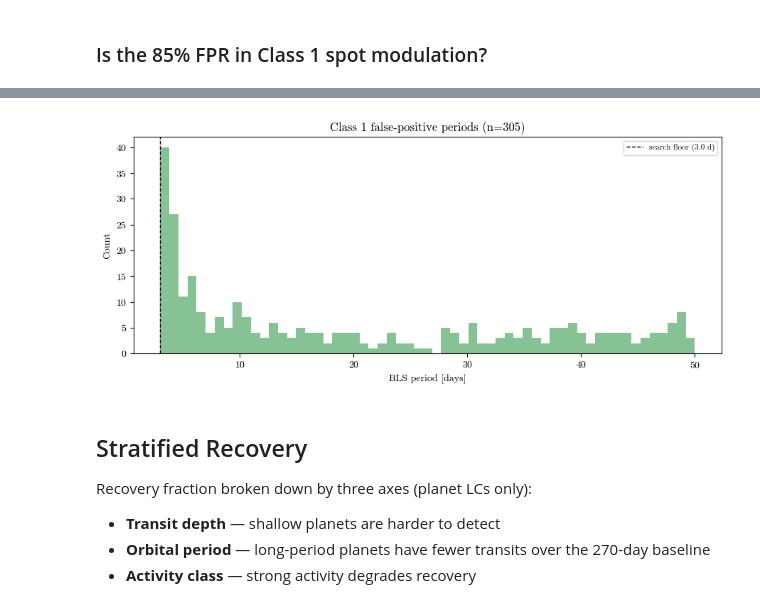
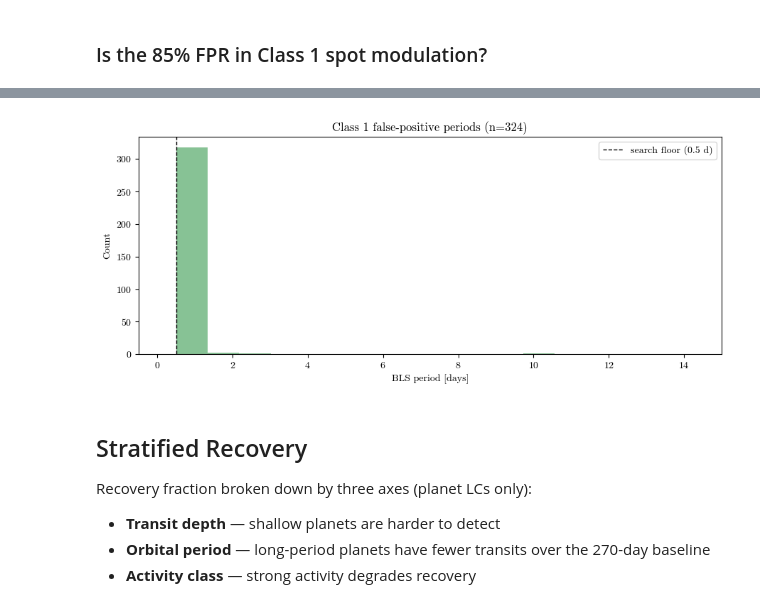
Before and after one commit to IsaacLP/Computational-Astrobiology, a Jupyter notebook: project/notebooks/phase3_bls_baseline.ipynb, the cells around one changed output, grey strips where cells are left out. Saved outputs shown, nothing was run; the diff lists cells and outputs as text; code cells hidden in the pictures.

Commit message:
Rerun with min bls period of 0.5 days to keep the baseline blind. Fixed issues with plotting cells

```diff
--- a/project/notebooks/phase3_bls_baseline.ipynb
+++ b/project/notebooks/phase3_bls_baseline.ipynb
@@ -136,7 +136,7 @@ def process_lc(args):
 Each light curve is processed independently — the pipeline never sees the injected parameters.
 # %%
 try:
-    bls_df = pd.read_csv(DATA_DIR / "bls_results.csv")
+    bls_df = pd.read_csv(DATA_DIR / "bls_results.csv",dtype={"file_id":str},index_col='file_id')
 except FileNotFoundError:
     args = [(file_ids[i], time_days, flux_all[i]) for i in range(n_lc)]
     raw = [process_lc(a) for a in tqdm(args, desc="BLS")]
@@ -385,18 +369,19 @@ plt.show()
 # %%
 c1 = bls_df[(bls_df["label"] == 1) & (bls_df["bls_power"] > THRESHOLD)]
 
 fig, ax = plt.subplots(figsize=(9, 4))
 ax.hist(c1["bls_period"], bins=np.linspace(PERIOD_MIN, PERIOD_MAX, 60),
         color=CLASS_COLORS[1], alpha=0.7)
 ax.axvline(PERIOD_MIN, color="k", ls="--", lw=1, label=f"search floor ({PERIOD_MIN} d)")
+ax.set_xlim(-0.5, 15)
 ax.set_xlabel("BLS period [days]")
 ax.set_ylabel("Count")
 ax.set_title(f"Class 1 false-positive periods (n={len(c1)})")
-ax.legend(fontsize=8)
+ax.legend()
 plt.tight_layout()
 plt.show()
 # %% [output]
-[figure, old version]
+[figure, new version]
 # %% [markdown]
 ## Stratified Recovery
 
```
Also changed, not shown: parts of 17 cells of this notebook, 1 other file.
